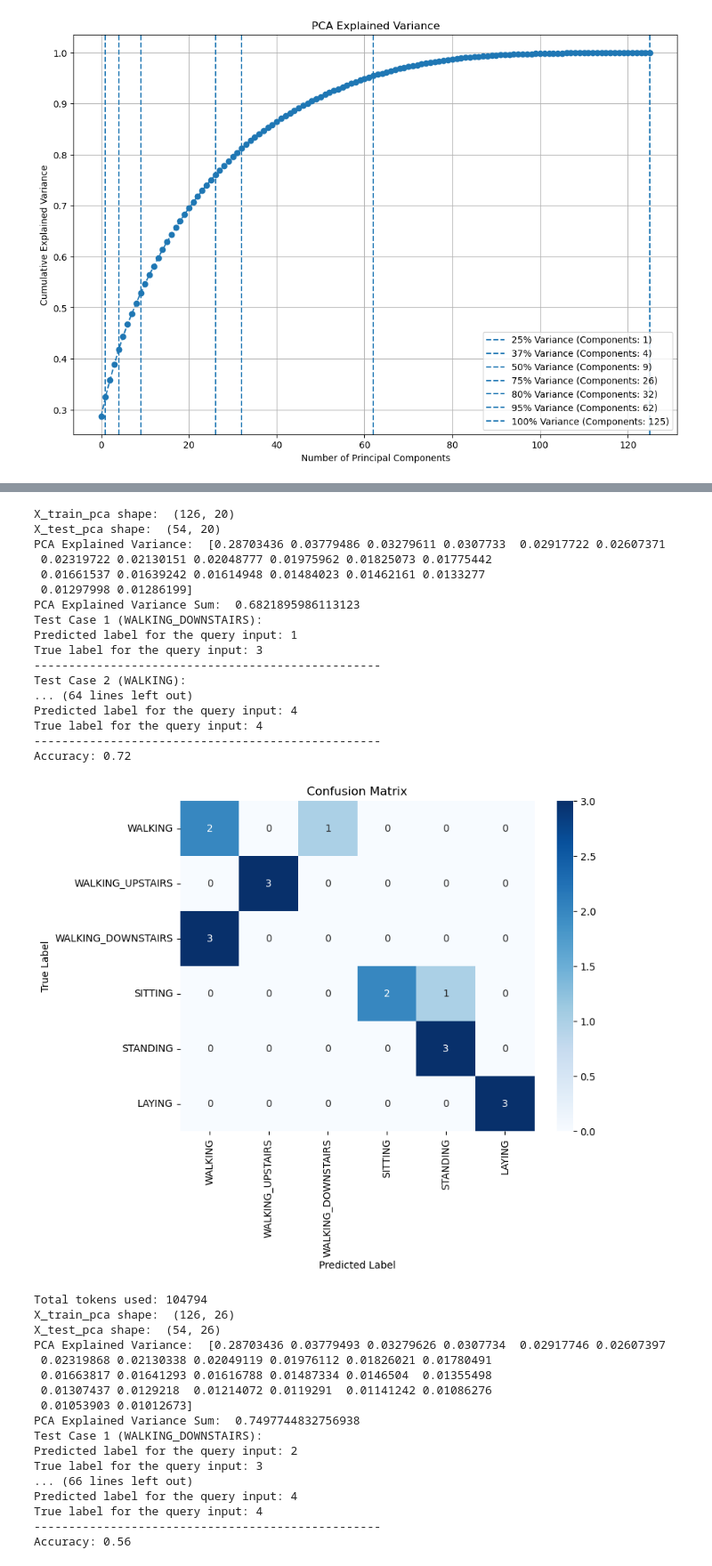
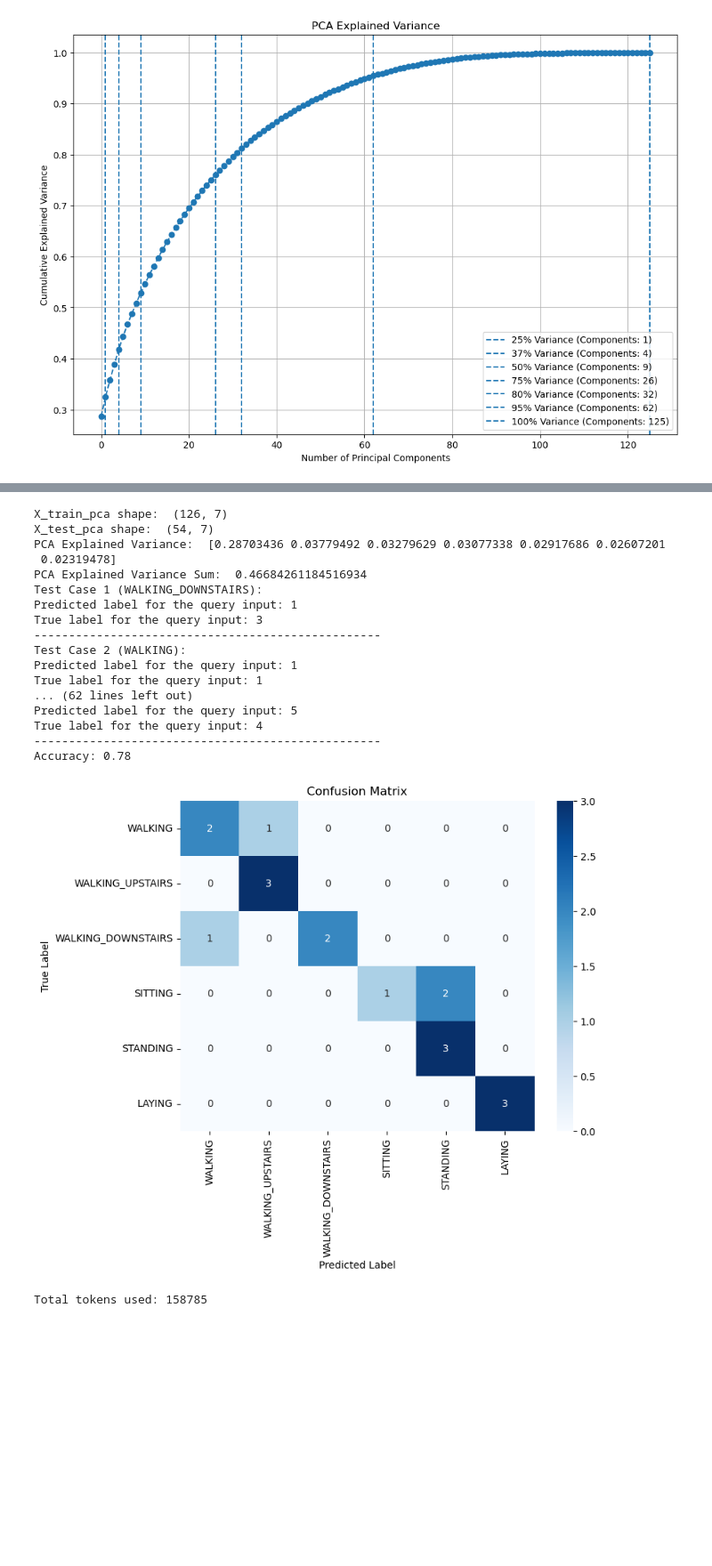
Before and after one commit to ShardulJunagade/ES-335-Assignment-1-2024-Fall, a Jupyter notebook: Test.ipynb, the cells around one changed output, grey strips where cells are left out. Shown: that part at 89% size. Cells and saved outputs as stored; diff of their text form; code cells hidden in the pictures; blank space fills up the shorter version.

```diff
--- a/Test.ipynb
+++ b/Test.ipynb
@@ -123,7 +123,7 @@ import seaborn as sns# Apply PCA
 from sklearn.decomposition import PCA
 
 # Define the number of PCA components to test
-pca_n_components = [9,20,26,32,62]
+pca_n_components = [26]
 for n in pca_n_components:
     pca = PCA(n_components=n)
     X_train_pca_20 = pca.fit_transform(X_train_normalized)
@@ -153,14 +153,14 @@ for n in pca_n_components:
                 time.sleep(10)  # Wait before retrying
 
     # Step 1: Set up your Groq API credentials and model
-    Groq_Token = "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"
+    Groq_Token = "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"
     model_name = "llama3.1-70b"
     llm = ChatGroq(model=groq_models[model_name], api_key=Groq_Token, temperature=0)
 
     # Step 2: Prepare your few-shot learning prompt
     #  Initialize necessary variables
     few_shot_indices = []
-    samples_per_activity = 5  # Set the desired number of samples per activity for few-shot examples
+    samples_per_activity = 12  # Set the desired number of samples per activity for few-shot examples
     activity_count = {i: 0 for i in range(1, 7)}  # Dictionary to track count of selected samples for each activity
 
     # Loop through the training data to select even samples
@@ -207,7 +207,7 @@ for n in pca_n_components:
 
     # Step 3: Select 3 samples from each activity
     selected_indices = []
-    samples_per_activity = 3
+    samples_per_activity = 9
     activity_count = {i: 0 for i in range(1, 7)}  # Dictionary to track count of selected samples for each activity
 
     for i, label in enumerate(y_test):
@@ -335,7 +318,7 @@ def make_api_call(prompt):
             time.sleep(10)  # Wait before retrying
 
 # Define the number of PCA components to test
-pca_n_components = [20, 26, 32, 62]
+pca_n_components = [7]
 for n in pca_n_components:
     pca = PCA(n_components=n)
     X_train_pca_20 = pca.fit_transform(X_train_normalized)
@@ -352,7 +335,7 @@ for n in pca_n_components:
 
     # Step 1: Prepare your few-shot learning prompt
     few_shot_indices = []
-    samples_per_activity = 5  # Set the desired number of samples per activity for few-shot examples
+    samples_per_activity = 21  # Set the desired number of samples per activity for few-shot examples
     activity_count = {i: 0 for i in range(1, 7)}  # Dictionary to track count of selected samples for each activity
 
     # Loop through the training data to select even samples
@@ -429,58 +412,42 @@ for n in pca_n_components:
         print(f"Test Case {idx + 1} ({activity_labels[true_label]}):")
         print(f"Predicted label for the query input: {predicted_label}")
         print(f"True label for the query input: {true_label}")
         print("-" * 50)
 
     # Calculate accuracy
     accuracy = accuracy_score(true_labels, predictions)
     print(f"Accuracy: {accuracy:.2f}")
 
     # Calculate confusion matrix
     conf_matrix = confusion_matrix(true_labels, predictions, labels=[1, 2, 3, 4, 5, 6])
 
     # Plot confusion matrix
     plt.figure(figsize=(8, 6))
     sns.heatmap(conf_matrix, annot=True, fmt='d', cmap='Blues', xticklabels=['WALKING', 'WALKING_UPSTAIRS', 'WALKING_DOWNSTAIRS', 'SITTING', 'STANDING', 'LAYING'], yticklabels=['WALKING', 'WALKING_UPSTAIRS', 'WALKING_DOWNSTAIRS', 'SITTING', 'STANDING', 'LAYING'])
     plt.xlabel('Predicted Label')
     plt.ylabel('True Label')
     plt.title('Confusion Matrix')
     plt.show()
 
     # Print token usage
     print(f"Total tokens used: {token_count}")
 # %% [output]
-X_train_pca shape:  (126, 20)
-X_test_pca shape:  (54, 20)
-PCA Explained Variance:  [0.28703436 0.03779486 0.03279611 0.0307733  0.02917722 0.02607371
- 0.02319722 0.02130151 0.02048777 0.01975962 0.01825073 0.01775442
- 0.01661537 0.01639242 0.01614948 0.01484023 0.01462161 0.0133277
- 0.01297998 0.01286199]
-PCA Explained Variance Sum:  0.6821895986113123
+X_train_pca shape:  (126, 7)
+X_test_pca shape:  (54, 7)
+PCA Explained Variance:  [0.28703436 0.03779492 0.03279629 0.03077338 0.02917686 0.02607201
+ 0.02319478]
+PCA Explained Variance Sum:  0.46684261184516934
 Test Case 1 (WALKING_DOWNSTAIRS):
 Predicted label for the query input: 1
 True label for the query input: 3
 --------------------------------------------------
 Test Case 2 (WALKING):
-... (64 lines left out)
-Predicted label for the query input: 4
+Predicted label for the query input: 1
+True label for the query input: 1
+... (62 lines left out)
+Predicted label for the query input: 5
 True label for the query input: 4
 --------------------------------------------------
-Accuracy: 0.72
+Accuracy: 0.78
-[figure, old version]
+[figure, new version]
-Total tokens used: 104794
-X_train_pca shape:  (126, 26)
-X_test_pca shape:  (54, 26)
-PCA Explained Variance:  [0.28703436 0.03779493 0.03279626 0.0307734  0.02917746 0.02607397
- 0.02319868 0.02130338 0.02049119 0.01976112 0.01826021 0.01780491
- 0.01663817 0.01641293 0.01616788 0.01487334 0.0146504  0.01355498
- 0.01307437 0.0129218  0.01214072 0.0119291  0.01141242 0.01086276
- 0.01053903 0.01012673]
-PCA Explained Variance Sum:  0.7497744832756938
-Test Case 1 (WALKING_DOWNSTAIRS):
-Predicted label for the query input: 2
-True label for the query input: 3
-... (66 lines left out)
-Predicted label for the query input: 4
-True label for the query input: 4
---------------------------------------------------
-Accuracy: 0.56
+Total tokens used: 158785
```
Also changed, not shown: parts of 3 cells of this notebook, 52 other files.
